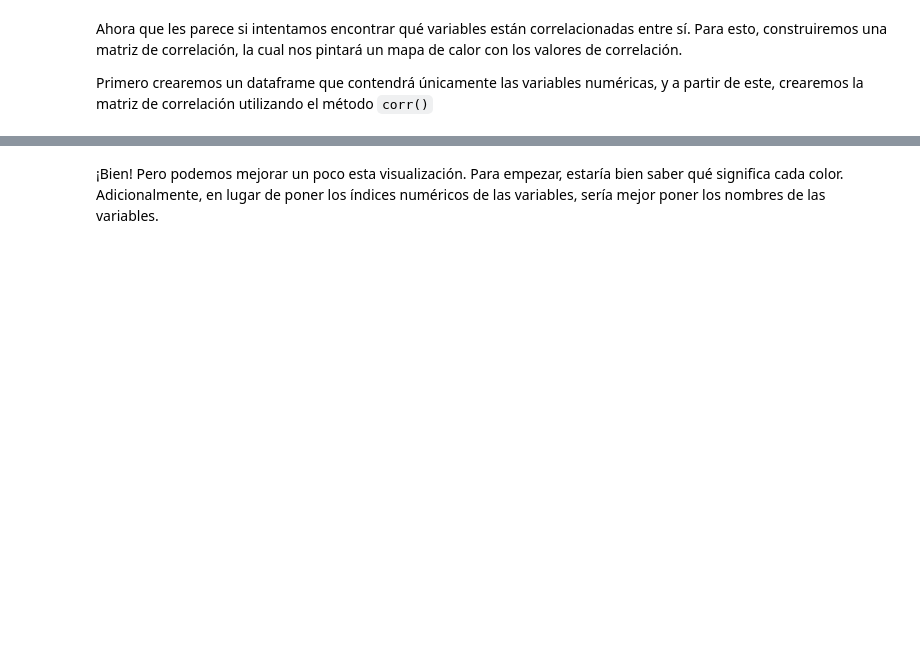
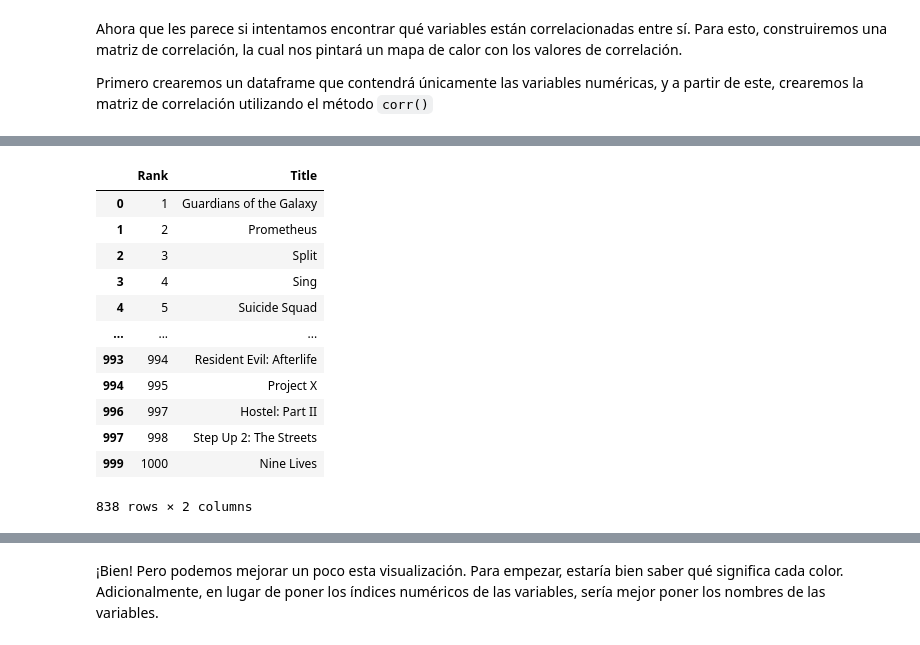
Before and after one commit to HybridgeEducation/ciencia-de-datos, a Jupyter notebook: 3_Pandas/1_Pandas_primeros_pasos.ipynb, the cells around one changed output, grey strips where cells are left out. Cells and saved outputs as stored; diff of their text form; code cells hidden in the pictures; blank space fills up the shorter version.

```diff
--- a/3_Pandas/1_Pandas_primeros_pasos.ipynb
+++ b/3_Pandas/1_Pandas_primeros_pasos.ipynb
@@ -223 +451,17 @@ Primero crearemos un dataframe que contendrá únicamente las variables numéric
+# %%
+df[['Rank', 'Title']]
+# %% [output]
+|  | Rank | Title |
+| 0 | 1 | Guardians of the Galaxy |
+| 1 | 2 | Prometheus |
+| 2 | 3 | Split |
+| 3 | 4 | Sing |
+| 4 | 5 | Suicide Squad |
+| ... | ... | ... |
+| 993 | 994 | Resident Evil: Afterlife |
+| 994 | 995 | Project X |
+| 996 | 997 | Hostel: Part II |
+| 997 | 998 | Step Up 2: The Streets |
+| 999 | 1000 | Nine Lives |
+838 rows × 2 columns
 # %%
```
Also changed, not shown: parts of 44 cells of this notebook.
